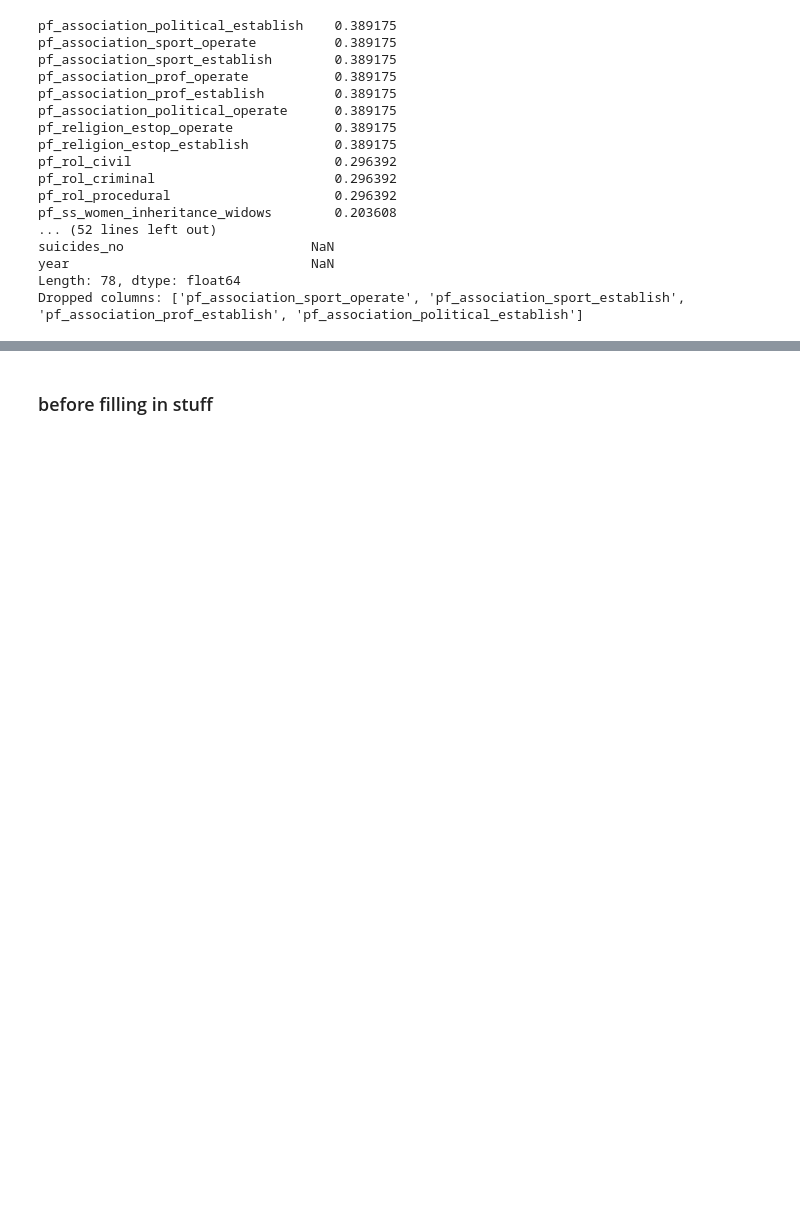
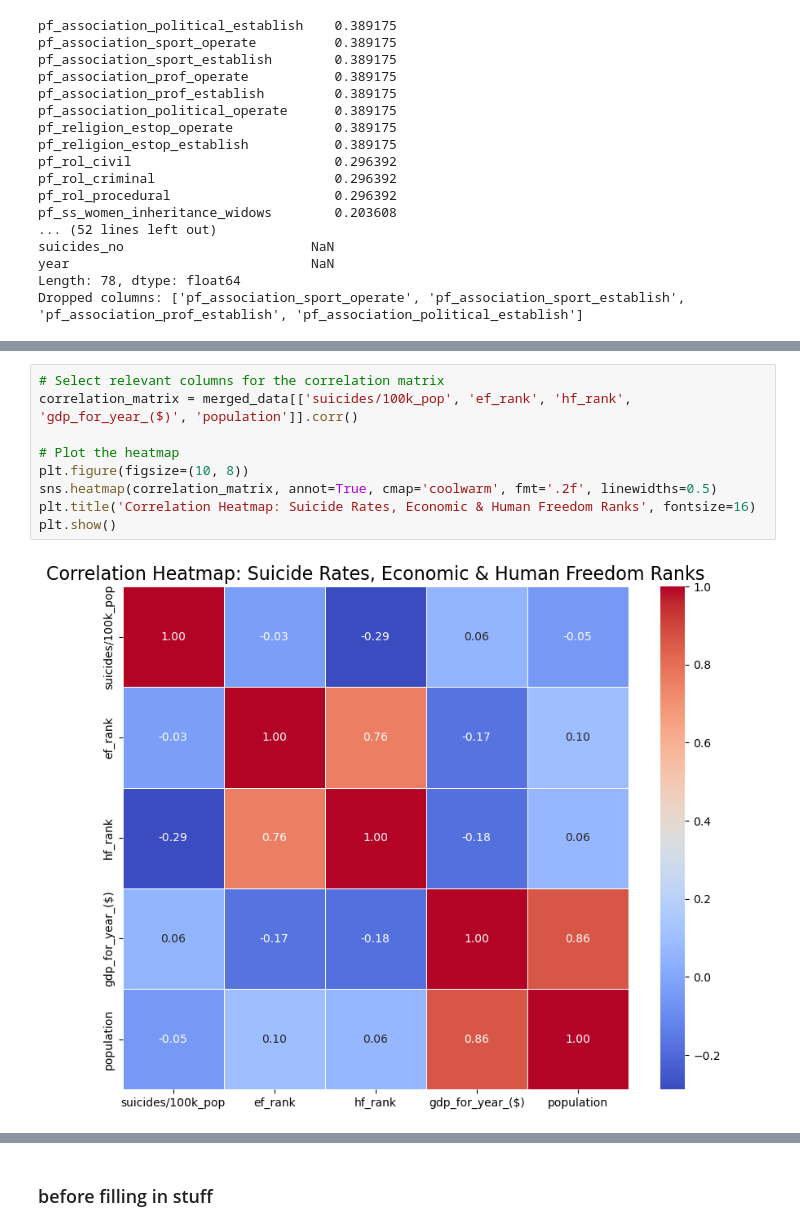
Before and after one commit to miamelaniemoor/human-freedom-and-suicide, a Jupyter notebook: Untitled.ipynb, the cells around one changed output, grey strips where cells are left out. Drawn from its saved outputs; the diff is of its cells as text; blank space fills up the shorter version.

```diff
--- a/Untitled.ipynb
+++ b/Untitled.ipynb
@@ -711,0 +864,11 @@ Dropped columns: ['pf_association_sport_operate', 'pf_association_sport_establis
+# %%
+# Select relevant columns for the correlation matrix
+correlation_matrix = merged_data[['suicides/100k_pop', 'ef_rank', 'hf_rank', 'gdp_for_year_($)', 'population']].corr()
+
+# Plot the heatmap
+plt.figure(figsize=(10, 8))
+sns.heatmap(correlation_matrix, annot=True, cmap='coolwarm', fmt='.2f', linewidths=0.5)
+plt.title('Correlation Heatmap: Suicide Rates, Economic & Human Freedom Ranks', fontsize=16)
+plt.show()
+# %% [output]
+[figure, added]
```
Also changed, not shown: parts of 40 cells of this notebook, 2 other files.
